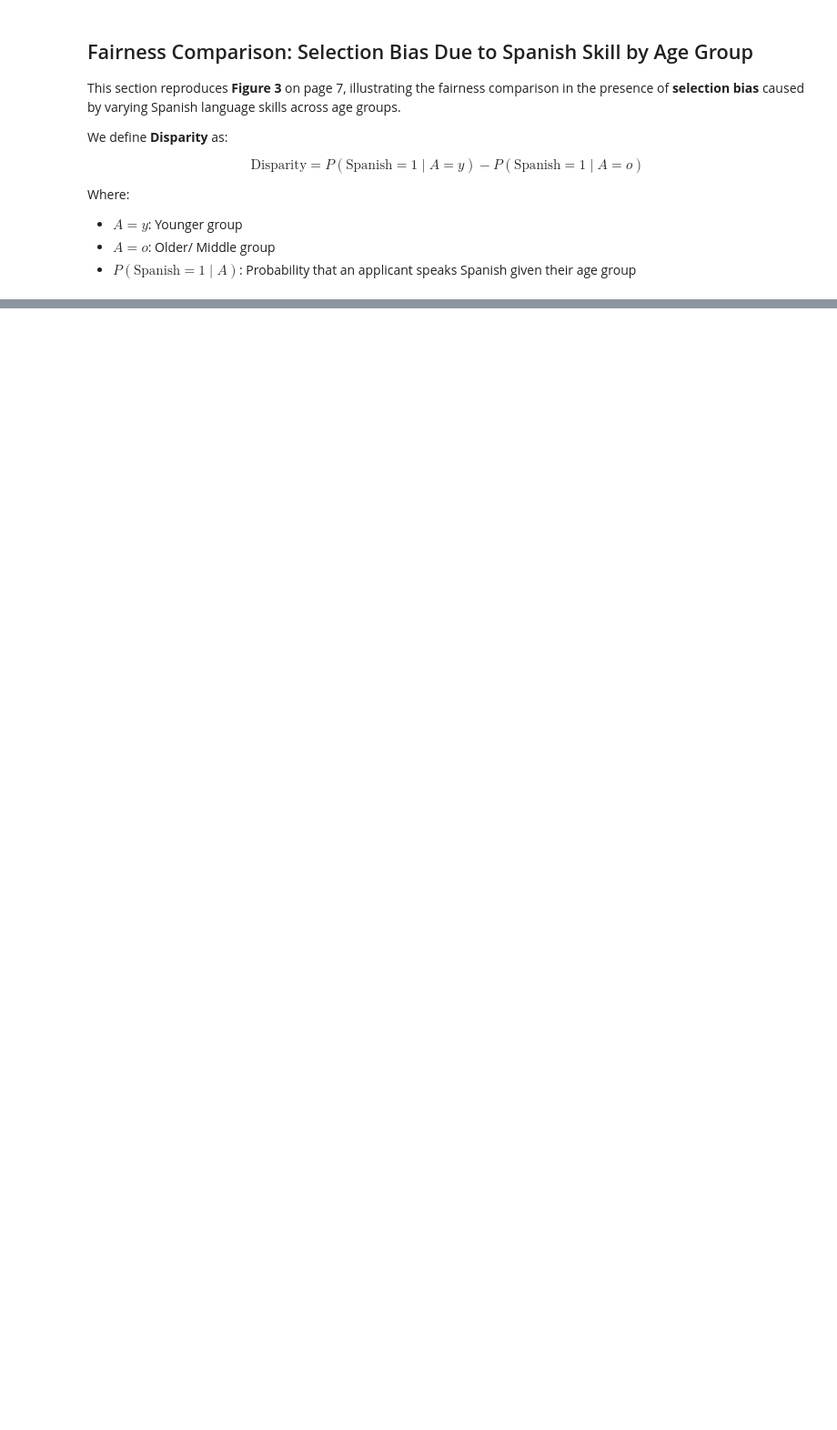
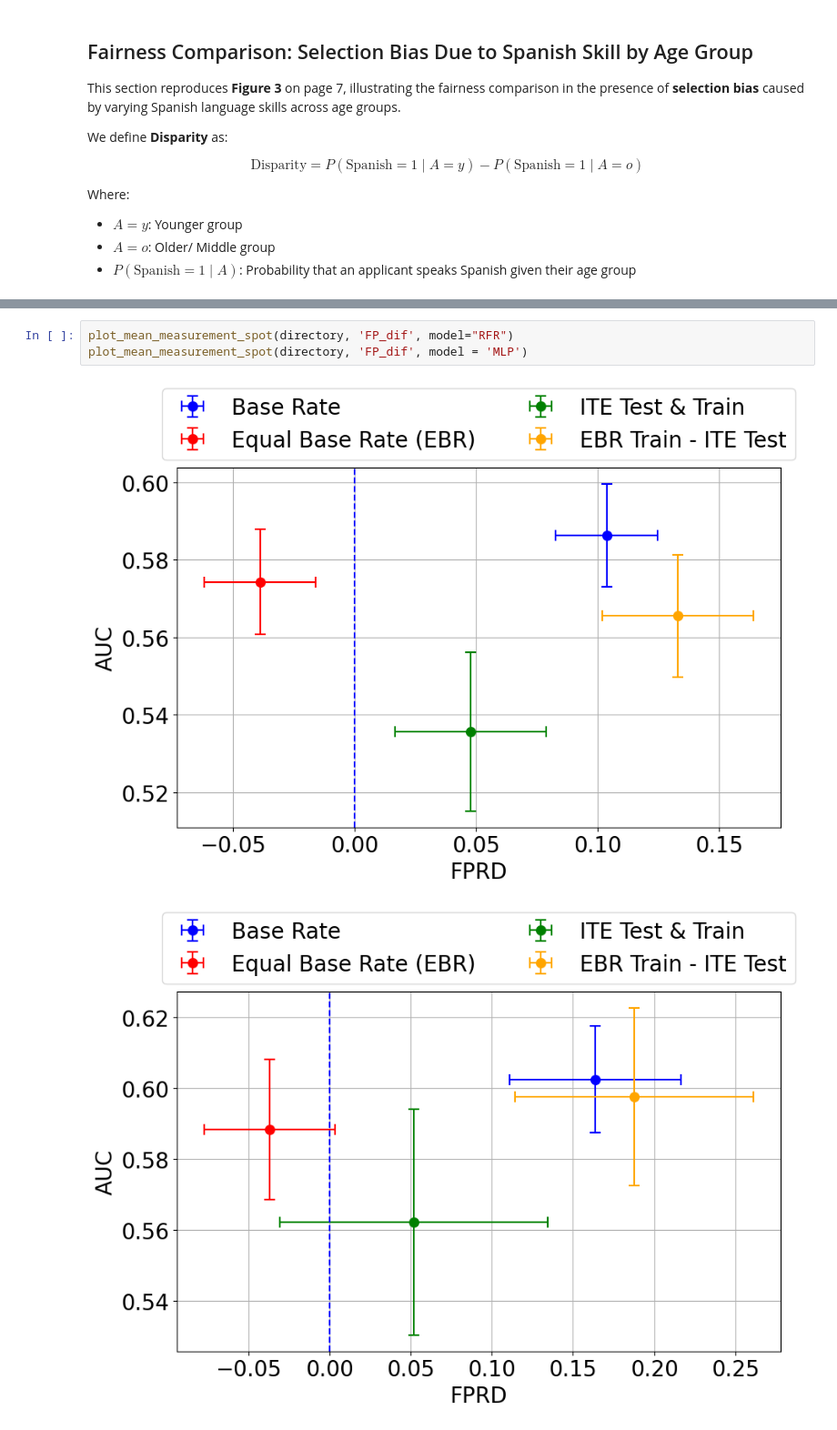
Before and after one commit to AlexandraSar/IllusionOfFairness, a Jupyter notebook: AAAI_reproduction.ipynb, the cells around one changed output, grey strips where cells are left out. Shown at 91% size. Saved outputs shown, nothing was run; the diff lists cells and outputs as text; blank space fills up the shorter version.

```diff
--- a/AAAI_reproduction.ipynb
+++ b/AAAI_reproduction.ipynb
@@ -1450,0 +1469,6 @@ plot_mean_measurement(directory, 'FP_dif', model='MLP')
+# %%
+plot_mean_measurement_spot(directory, 'FP_dif', model="RFR")
+plot_mean_measurement_spot(directory, 'FP_dif', model = 'MLP')
+# %% [output]
+[figure, added]
+[figure, added]
```
Also changed, not shown: parts of 4 cells of this notebook.
